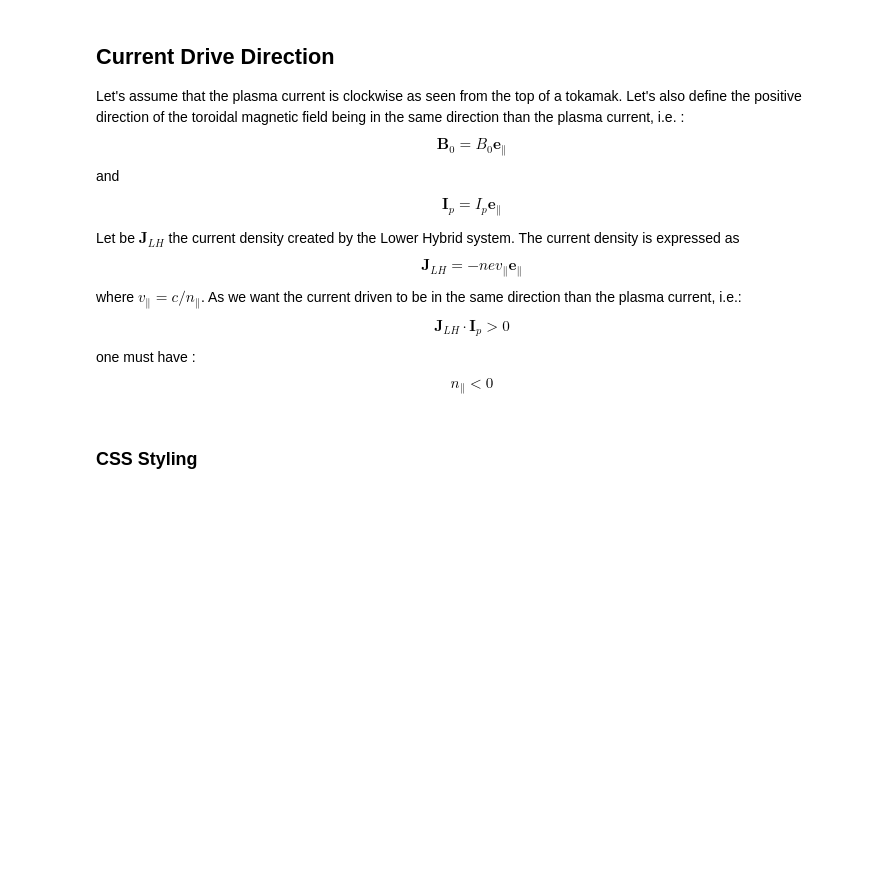
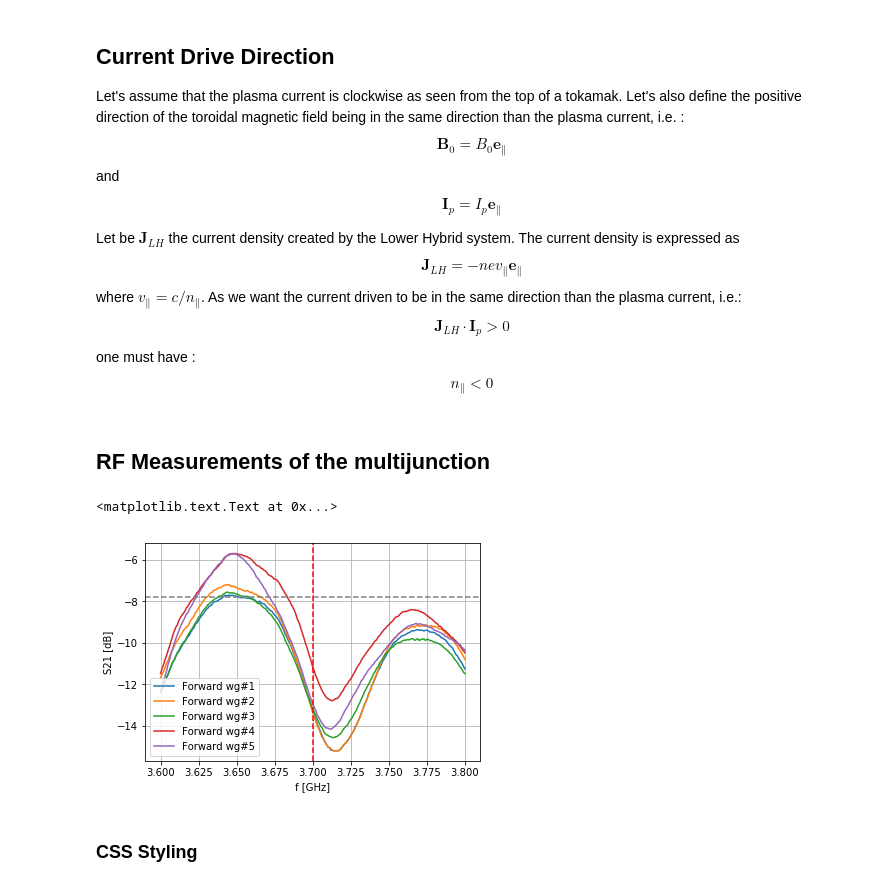
Before and after one commit to Hash--/documents, a Jupyter notebook: notebooks/TP Master Fusion/LH-Hands-on-multijunction.ipynb, the cells around one changed output. Drawn from its saved outputs; the diff is of its cells as text; code cells hidden in the pictures; blank space fills up the shorter version.

```diff
--- a/notebooks/TP Master Fusion/LH-Hands-on-multijunction.ipynb
+++ b/notebooks/TP Master Fusion/LH-Hands-on-multijunction.ipynb
@@ -193,3 +193,5 @@ one must have :
 $$
 n_\parallel < 0
 $$
+# %% [markdown]
+## RF Measurements of the multijunction
@@ -196,3 +200,30 @@ $$
+# %%
+calibration = np.loadtxt('LH2_Multijunction_data/calibration.s2p', skiprows=5)
+fwd1 = np.loadtxt('LH2_Multijunction_data/fwd1.s2p', skiprows=5)
+fwd2 = np.loadtxt('LH2_Multijunction_data/fwd2.s2p', skiprows=5)
+fwd3 = np.loadtxt('LH2_Multijunction_data/fwd3.s2p', skiprows=5)
+fwd4 = np.loadtxt('LH2_Multijunction_data/fwd4.s2p', skiprows=5)
+fwd5 = np.loadtxt('LH2_Multijunction_data/fwd5.s2p', skiprows=5)
+fwd6 = np.loadtxt('LH2_Multijunction_data/fwd6.s2p', skiprows=5)
+f = calibration[:,0]
+S21_cal = calibration[:,3]
+# %%
+fig, ax = plt.subplots()
+ax.plot(f/1e9, fwd1[:,3]-S21_cal)
+ax.plot(f/1e9, fwd2[:,3]-S21_cal)
+ax.plot(f/1e9, fwd3[:,3]-S21_cal)
+ax.plot(f/1e9, fwd4[:,3]-S21_cal)
+ax.plot(f/1e9, fwd5[:,3]-S21_cal)
+#ax.plot(f/1e9, fwd6[:,3]-S21_cal)
+ax.legend(('Forward wg#1', 'Forward wg#2','Forward wg#3','Forward wg#4','Forward wg#5'))
+ax.grid(True)
+ax.axvline(3.7, color='r', ls='--')
+ax.axhline(10*np.log10(1/6), color='gray', ls='--')
+ax.set_ylabel('S21 [dB]')
+ax.set_xlabel('f [GHz]')
+# %% [output]
+<matplotlib.text.Text at 0x...>
+[figure, added]
 # %% [markdown]
 ### CSS Styling
 # %%
```
Also changed, not shown: parts of 4 cells of this notebook.
